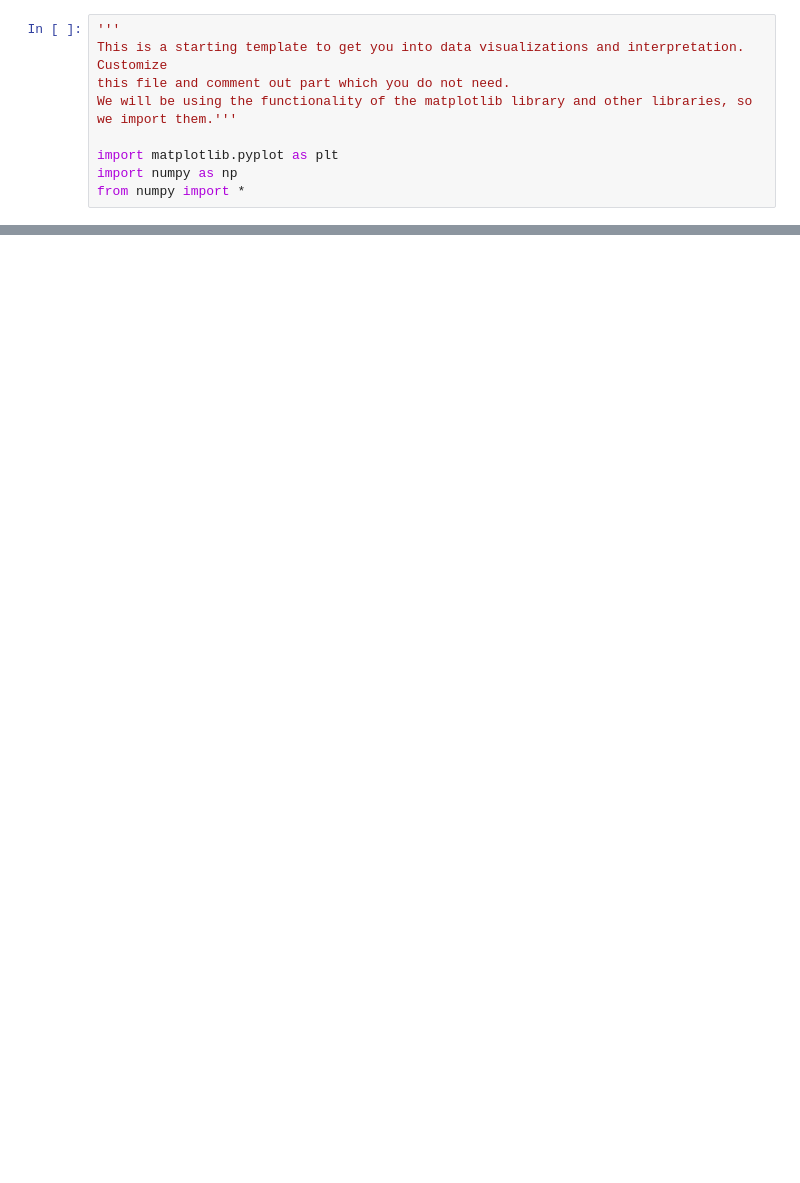
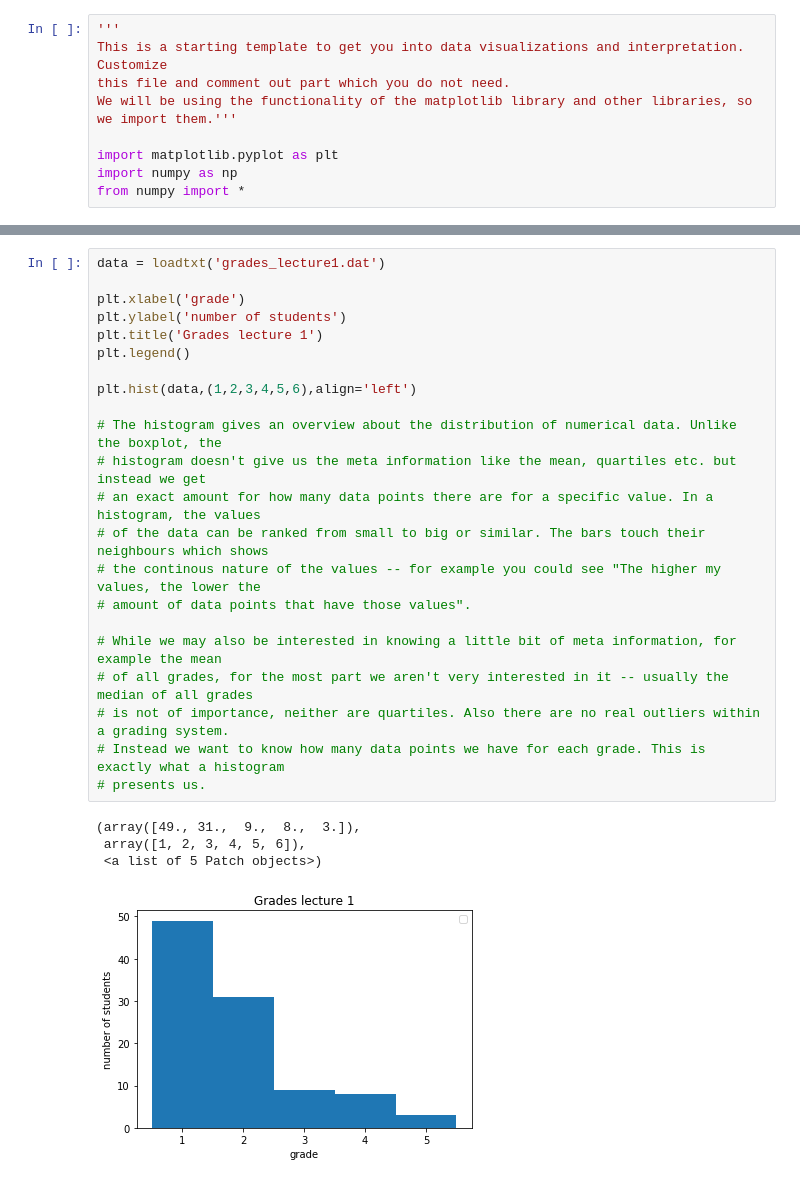
Before and after one commit to pawap/DAMI, a Jupyter notebook: Ex 2/dami_2_task_1_julian.ipynb, the cells around one changed output, grey strips where cells are left out. Saved outputs shown, nothing was run; the diff lists cells and outputs as text; blank space fills up the shorter version.

```diff
--- a/Ex 2/dami_2_task_1_julian.ipynb
+++ b/Ex 2/dami_2_task_1_julian.ipynb
@@ -28 +45,28 @@ plt.boxplot(data)
+# %%
+data = loadtxt('grades_lecture1.dat')
+
+plt.xlabel('grade')
+plt.ylabel('number of students')
+plt.title('Grades lecture 1')
+plt.legend()
+
+plt.hist(data,(1,2,3,4,5,6),align='left')
+
+# The histogram gives an overview about the distribution of numerical data. Unlike the boxplot, the
+# histogram doesn't give us the meta information like the mean, quartiles etc. but instead we get
+# an exact amount for how many data points there are for a specific value. In a histogram, the values
+# of the data can be ranked from small to big or similar. The bars touch their neighbours which shows
+# the continous nature of the values -- for example you could see "The higher my values, the lower the
+# amount of data points that have those values".
+
+# While we may also be interested in knowing a little bit of meta information, for example the mean
+# of all grades, for the most part we aren't very interested in it -- usually the median of all grades
+# is not of importance, neither are quartiles. Also there are no real outliers within a grading system.
+# Instead we want to know how many data points we have for each grade. This is exactly what a histogram
+# presents us.
+# %% [output]
+(array([49., 31.,  9.,  8.,  3.]),
+ array([1, 2, 3, 4, 5, 6]),
+ <a list of 5 Patch objects>)
+[figure, added]
 # %%
```
Also changed, not shown: parts of 8 cells of this notebook.
